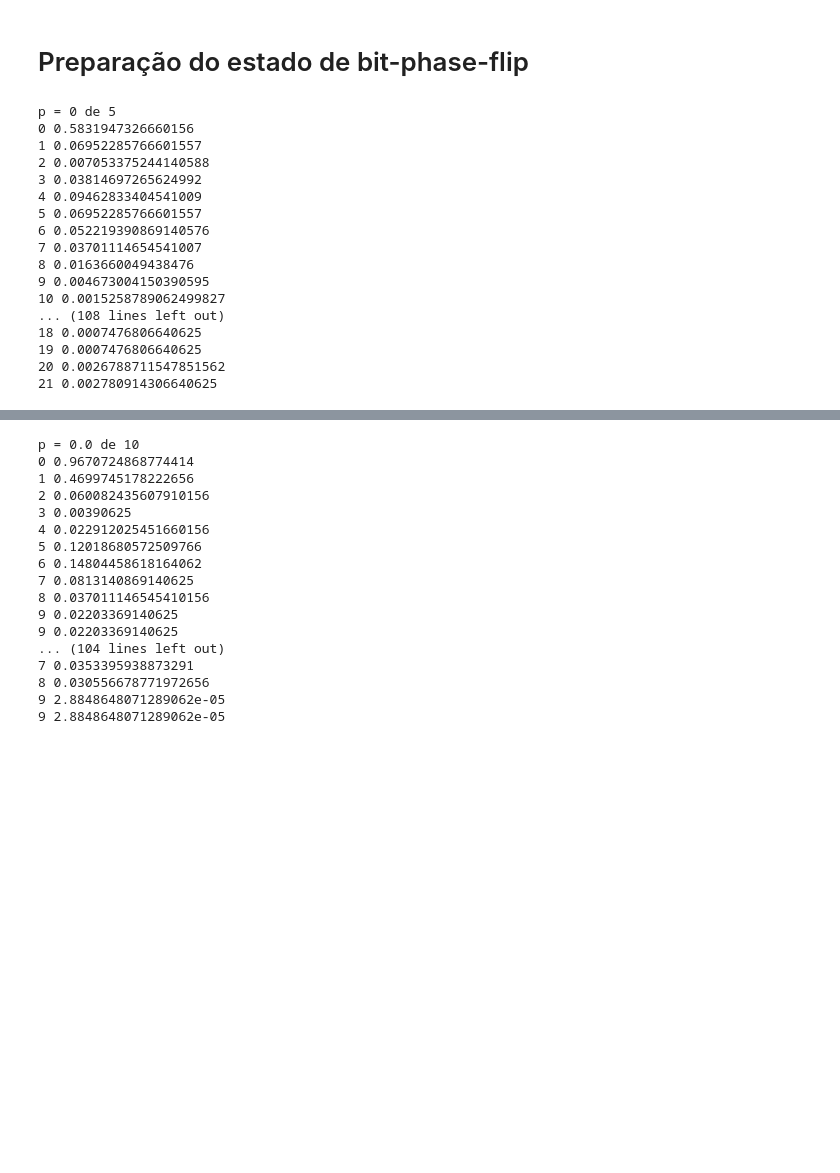
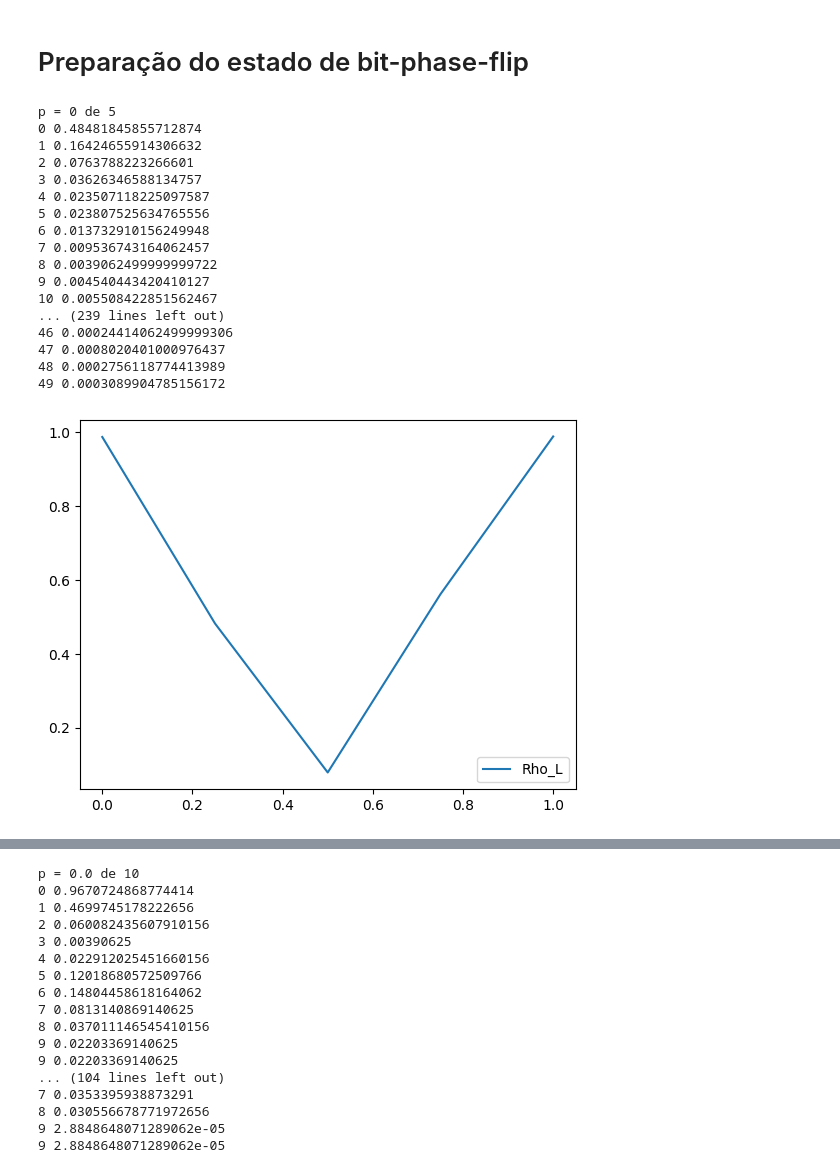
Before and after one commit to SchultzVV/Runtime-qiskit, a Jupyter notebook: bit-phase-flip.ipynb, the cells around one changed output, grey strips where cells are left out. Saved outputs shown, nothing was run; the diff lists cells and outputs as text; code cells hidden in the pictures; blank space fills up the shorter version.

```diff
--- a/bit-phase-flip.ipynb
+++ b/bit-phase-flip.ipynb
@@ -17,26 +17,13 @@ coerencias_R = []
 coerencias_L = []
 for p in list_p:
     print(f'p = {p} de {len(list_p)}')
-    circuit, params = general_vqacircuit_penny(n_qubits, 6)
+    circuit, params = general_vqacircuit_penny(n_qubits, 3)
     target_vector, target_op = init_state_ref(n_qubits, p)
-    best_params, f = train(100, circuit, params, target_op)
+    best_params, f = train(50, circuit, params, target_op)
 
     parametros = best_params.detach().numpy()
     qc, qr = general_vqacircuit_qiskit(n_qubits, parametros)
-    #qr = QuantumRegister(2); qc = qiskit.QuantumCircuit(qr)
-    #print(params.detach().numpy()[0])
-    #print(len(parametros))
-    #for i in range(0,24,6):
-    #    #print(i)
-    #    qc.rx(parametros[i],0)
-    #    qc.ry(parametros[i+1],0)
-    #    qc.rz(parametros[i+2],0)
-    #
-    #    qc.rx(parametros[i+3],1)
-    #    qc.ry(parametros[i+4],1)
-    #    qc.rz(parametros[i+5],1)
-    #    if i < 15:
-    #        qc.cnot(0,1)
+
     qstc = state_tomography_circuits(qc, [qr[0],qr[1]])
     nshots = 8192
     job = qiskit.execute(qstc, Aer.get_backend('qasm_simulator'), shots=nshots)
@@ -51,22 +38,29 @@ for p in list_p:
     coerencias_L.append(cA_L)
 # %% [output]
 p = 0 de 5
-0 0.5831947326660156
-1 0.06952285766601557
-2 0.007053375244140588
-3 0.03814697265624992
-4 0.09462833404541009
-5 0.06952285766601557
-6 0.052219390869140576
-7 0.03701114654541007
-8 0.0163660049438476
-9 0.004673004150390595
-10 0.0015258789062499827
-... (108 lines left out)
-18 0.0007476806640625
-19 0.0007476806640625
-20 0.0026788711547851562
-21 0.002780914306640625
+0 0.48481845855712874
+1 0.16424655914306632
+2 0.0763788223266601
+3 0.03626346588134757
+4 0.023507118225097587
+5 0.023807525634765556
+6 0.013732910156249948
+7 0.009536743164062457
+8 0.0039062499999999722
+9 0.004540443420410127
+10 0.005508422851562467
+... (239 lines left out)
+46 0.00024414062499999306
+47 0.0008020401000976437
+48 0.0002756118774413989
+49 0.0003089904785156172
+# %%
+#plt.plot(list_p,coerencias_R,label='Rho_R')
+plt.plot(list_p,coerencias_L,label='Rho_L')
+plt.legend(loc=4)
+plt.show()
+# %% [output]
+[figure, added]
 # %%
 plt.plot(list_p,coerencias_R,label='Rho_R')
 plt.plot(list_p,coerencias_L,label='Rho_L')
```
Also changed, not shown: parts of 1 cell of this notebook, 4 other files.
